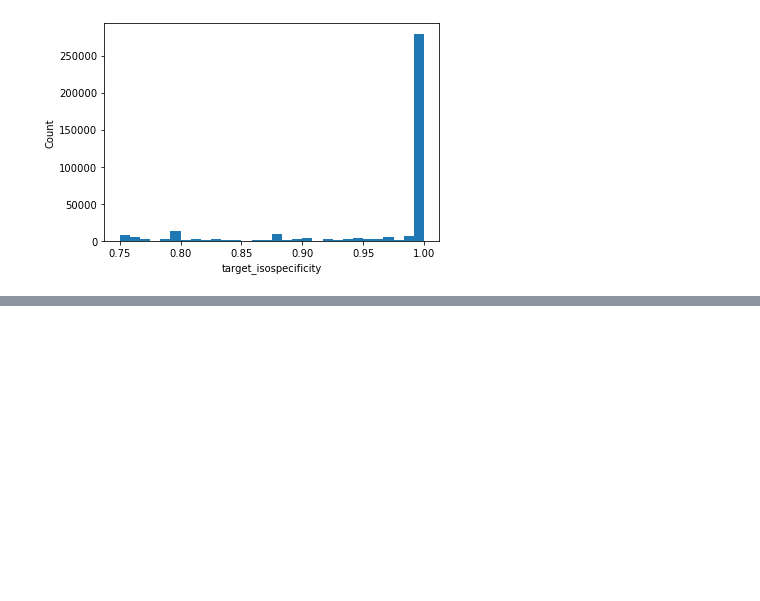
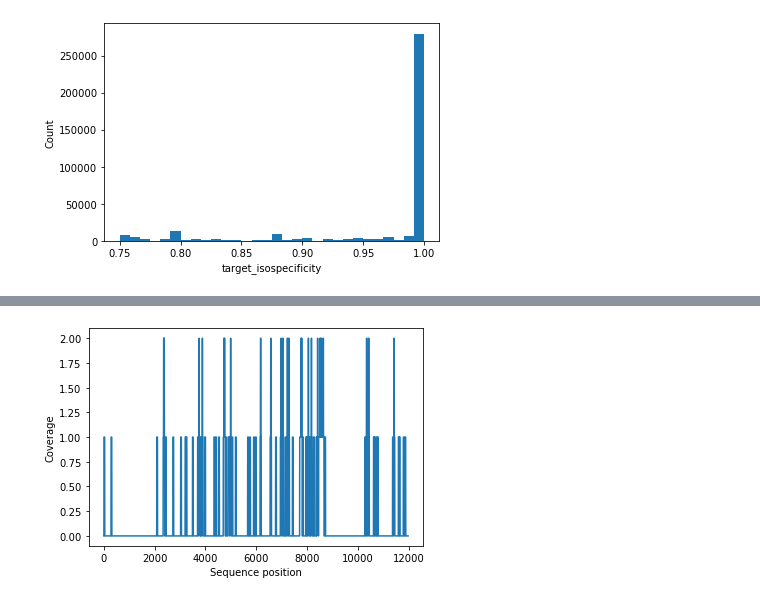
Before and after one commit to xingjiepan/MERFISH_probe_design, a Jupyter notebook: tests_and_examples/example_probe_design_JM.ipynb, the cells around one changed output, grey strips where cells are left out. Saved outputs shown, nothing was run; the diff lists cells and outputs as text; code cells hidden in the pictures; blank space fills up the shorter version.

```diff
--- a/tests_and_examples/example_probe_design_JM.ipynb
+++ b/tests_and_examples/example_probe_design_JM.ipynb
@@ -365,0 +447,6 @@ reload(plot)
+# %%
+# Let's plot the probe coverage of an example transcript
+seq_len = len(transcriptome[transcriptome['transcript_id'] == 'ENST00000380152.7'].iloc[0]['sequence'])
+plot.plot_sequence_coverage(probe_dict['BRCA2']['ENST00000380152.7'], seq_len)
+# %% [output]
+[figure, added]
```
Also changed, not shown: parts of 32 cells of this notebook.
